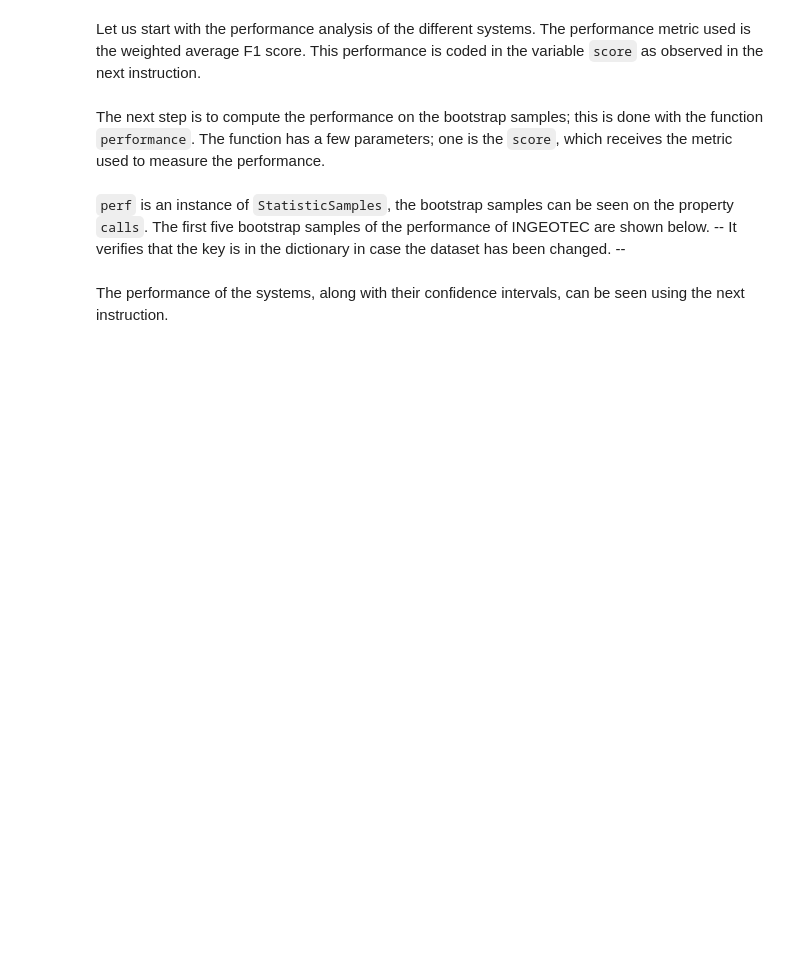
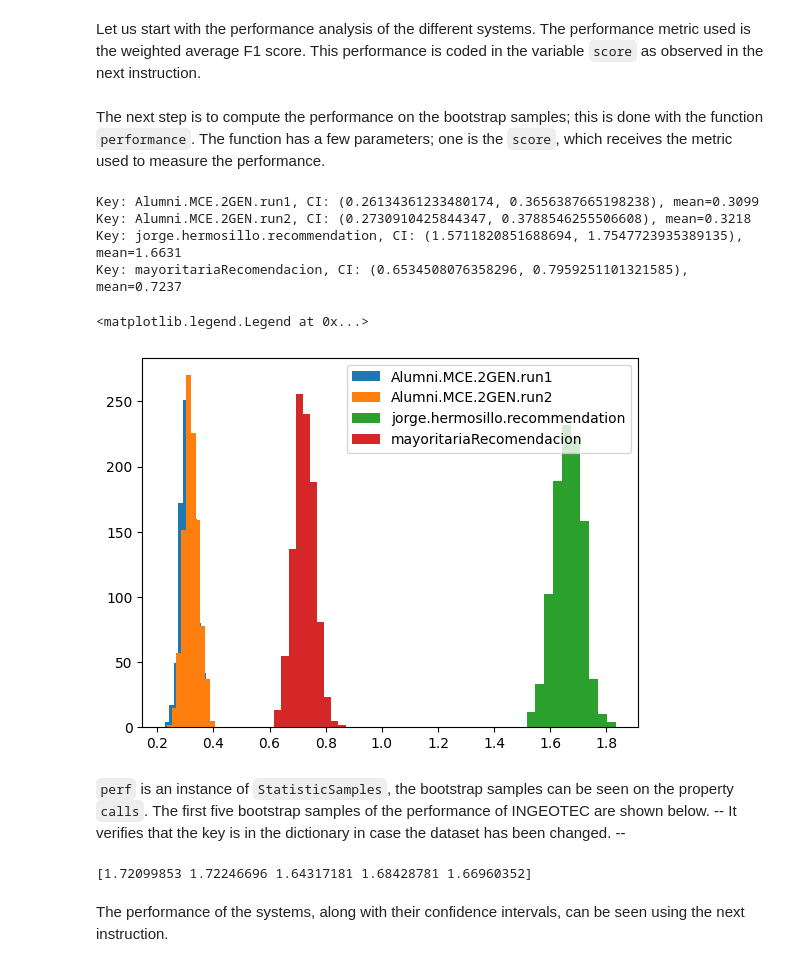
Before and after one commit to NavaSergio/python_autoestudio, a Jupyter notebook: test_CompStats/REST-MEX21-R.ipynb, the cells around one changed output. Drawn from its saved outputs; the diff is of its cells as text; code cells hidden in the pictures; blank space fills up the shorter version.

```diff
--- a/test_CompStats/REST-MEX21-R.ipynb
+++ b/test_CompStats/REST-MEX21-R.ipynb
@@ -82,11 +87,30 @@ score = lambda y, hy: mae(y, hy)
 The next step is to compute the performance on the bootstrap samples; this is done with the function `performance`. The function has a few parameters; one is the `score`, which receives the metric used to measure the performance.
 # %%
 perf = performance(df, score=score,num_samples=1000)
+# %%
+for key, value in perf.calls.items():
+    result = measurements.CI(value)
+    media = np.mean(value)
+    print(f"Key: {key}, CI: {result}, mean={media:.4f}")
+# %% [output]
+Key: Alumni.MCE.2GEN.run1, CI: (0.26134361233480174, 0.3656387665198238), mean=0.3099
+Key: Alumni.MCE.2GEN.run2, CI: (0.2730910425844347, 0.3788546255506608), mean=0.3218
+Key: jorge.hermosillo.recommendation, CI: (1.5711820851688694, 1.7547723935389135), mean=1.6631
+Key: mayoritariaRecomendacion, CI: (0.6534508076358296, 0.7959251101321585), mean=0.7237
+# %%
+for key, value in perf.calls.items():
+    plt.hist(value,label=key)
+plt.legend(loc='upper right')
+# %% [output]
+<matplotlib.legend.Legend at 0x...>
+[figure, added]
 # %% [markdown]
 `perf` is an instance of `StatisticSamples`, the bootstrap samples can be seen on the property `calls`. The first five bootstrap samples of the performance of INGEOTEC are shown below. -- It verifies that the key is in the dictionary in case the dataset has been changed. --
 # %%
-if 'INGEOTEC' in perf.calls:
-  print(f"{perf.calls['INGEOTEC'][:5]}")
+if 'jorge.hermosillo.recommendation' in perf.calls:
+  print(f"{perf.calls['jorge.hermosillo.recommendation'][:5]}")
+# %% [output]
+[1.72099853 1.72246696 1.64317181 1.68428781 1.66960352]
 # %% [markdown]
 The performance of the systems, along with their confidence intervals, can be seen using the next instruction.
 # %%
```
Also changed, not shown: parts of 24 cells of this notebook, 2 other files.
